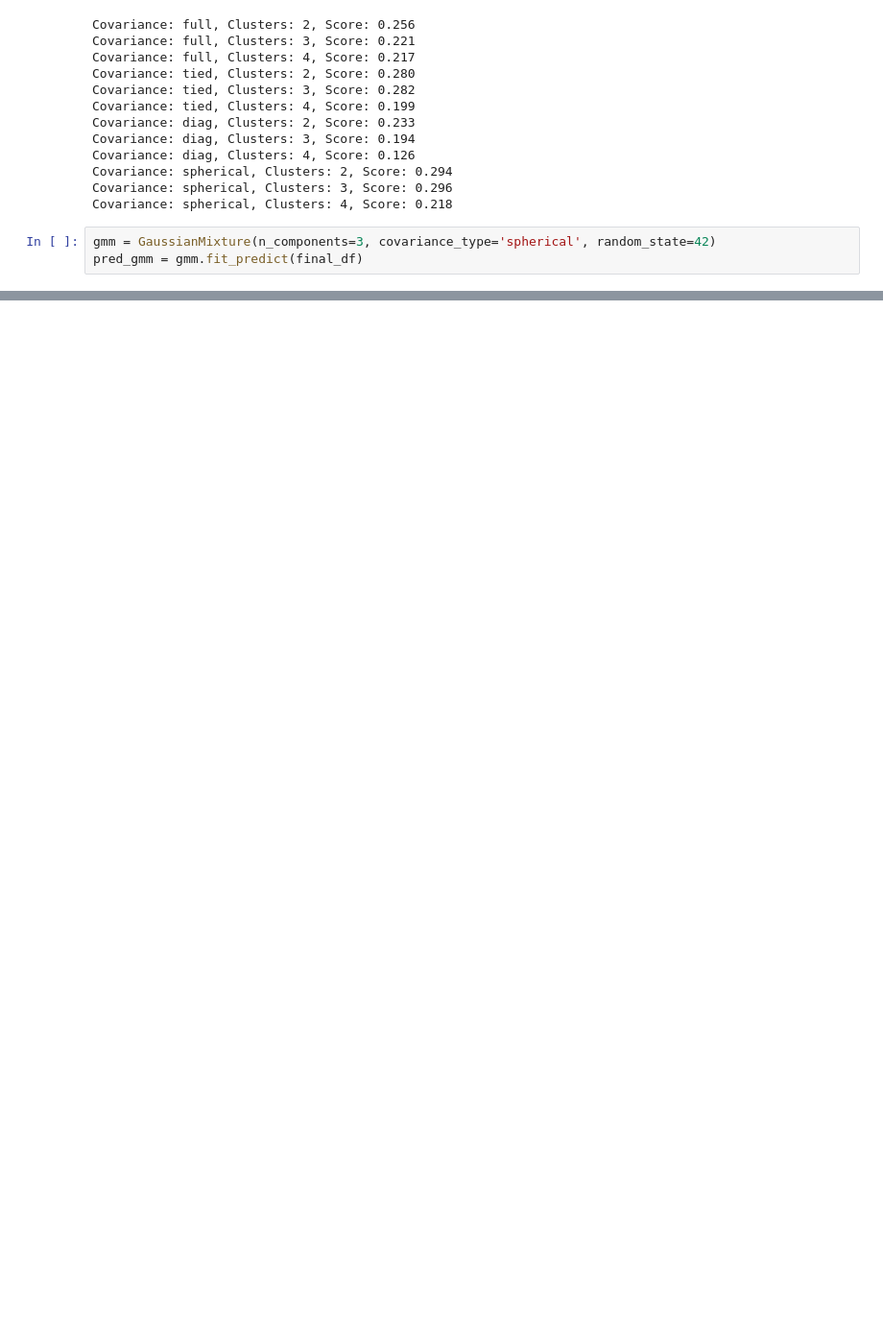
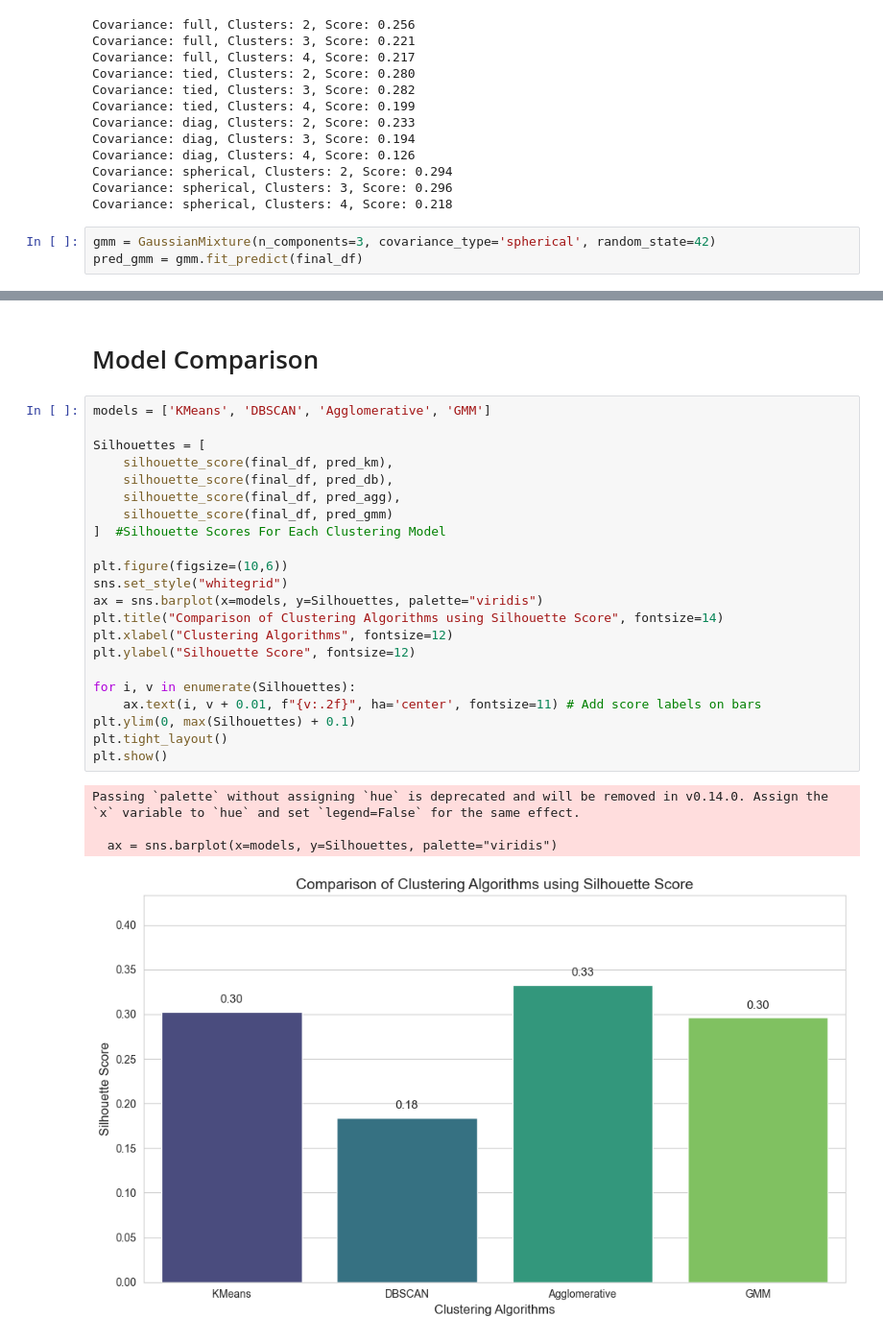
Before and after one commit to rioo09/Country-Classification-Project, a Jupyter notebook: P-651.ipynb, the cells around one changed output, grey strips where cells are left out. Shown at 96% size. Drawn from its saved outputs; the diff is of its cells as text; blank space fills up the shorter version.

```diff
--- a/P-651.ipynb
+++ b/P-651.ipynb
@@ -585,0 +584,29 @@ Text(0.5, 1.0, 'KMeans Clusters Based on PCA Components')
+# %% [markdown]
+# Model Comparison
+# %%
+models = ['KMeans', 'DBSCAN', 'Agglomerative', 'GMM']
+
+Silhouettes = [
+    silhouette_score(final_df, pred_km),
+    silhouette_score(final_df, pred_db),
+    silhouette_score(final_df, pred_agg),
+    silhouette_score(final_df, pred_gmm)
+]  #Silhouette Scores For Each Clustering Model
+
+plt.figure(figsize=(10,6))
+sns.set_style("whitegrid")
+ax = sns.barplot(x=models, y=Silhouettes, palette="viridis")
+plt.title("Comparison of Clustering Algorithms using Silhouette Score", fontsize=14)
+plt.xlabel("Clustering Algorithms", fontsize=12)
+plt.ylabel("Silhouette Score", fontsize=12)
+
+for i, v in enumerate(Silhouettes):
+    ax.text(i, v + 0.01, f"{v:.2f}", ha='center', fontsize=11) # Add score labels on bars
+plt.ylim(0, max(Silhouettes) + 0.1)
+plt.tight_layout()
+plt.show()
+# %% [output]
+Passing `palette` without assigning `hue` is deprecated and will be removed in v0.14.0. Assign the `x` variable to `hue` and set `legend=False` for the same effect.
+
+  ax = sns.barplot(x=models, y=Silhouettes, palette="viridis")
+[figure, added]
```
Also changed, not shown: parts of 9 cells of this notebook.
